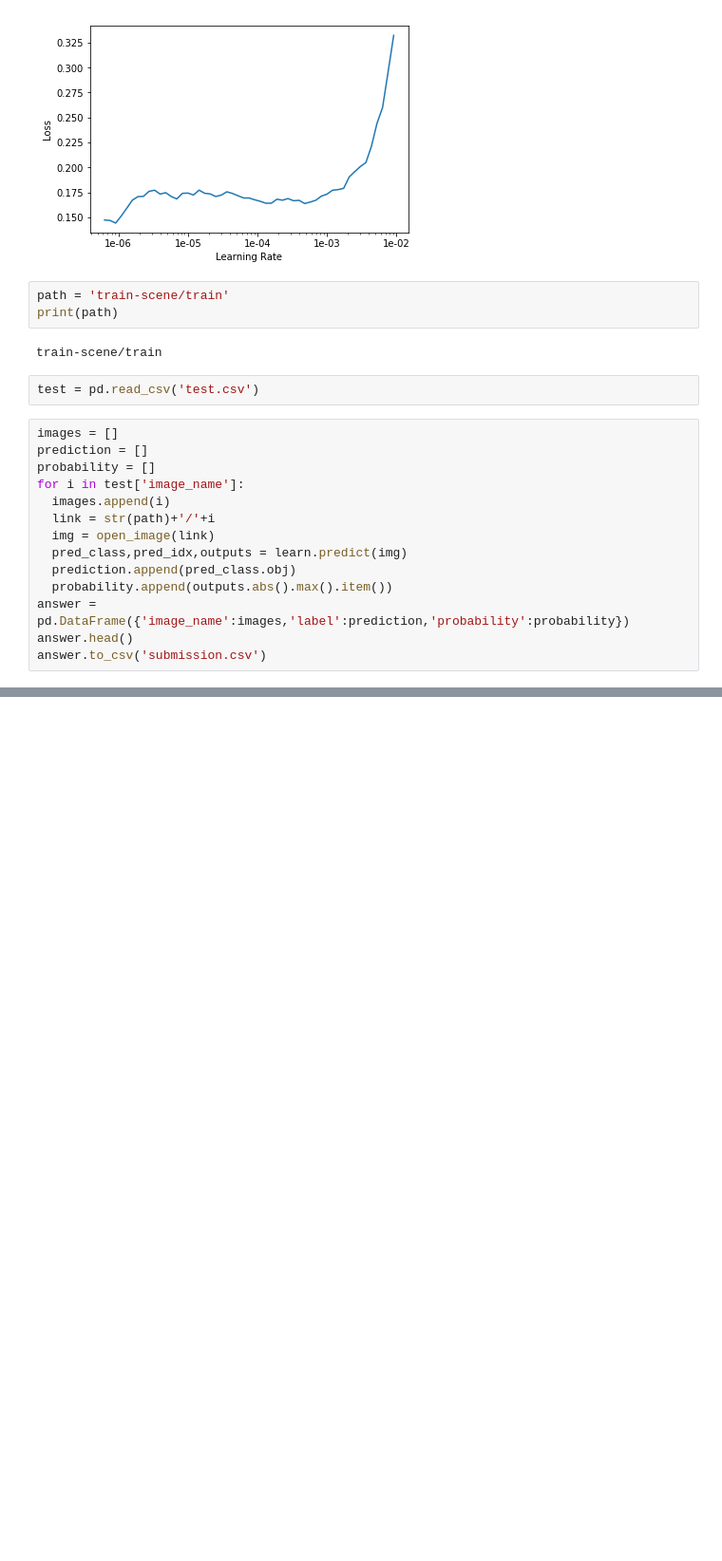
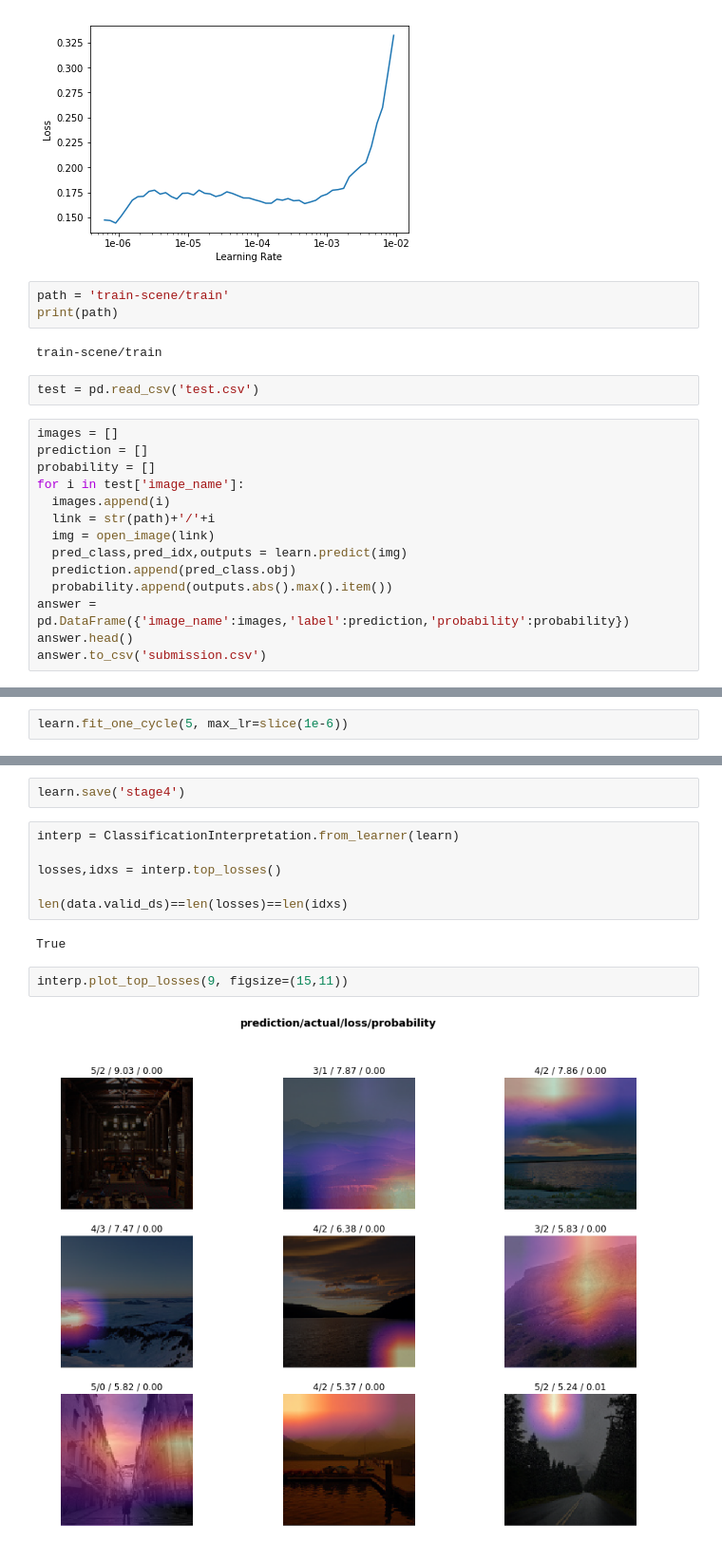
Before and after one commit to RohitMidha23/Scene_Classification, a Jupyter notebook: Approach3.ipynb, the cells around one changed output, grey strips where cells are left out. Shown at 95% size. Drawn from its saved outputs; the diff is of its cells as text; blank space fills up the shorter version.

```diff
--- a/Approach3.ipynb
+++ b/Approach3.ipynb
@@ -203,0 +226,2 @@ answer.to_csv('submission.csv')
+# %%
+learn.fit_one_cycle(5, max_lr=slice(1e-6))
@@ -203,0 +236,14 @@ answer.to_csv('submission.csv')
+# %%
+learn.save('stage4')
+# %%
+interp = ClassificationInterpretation.from_learner(learn)
+
+losses,idxs = interp.top_losses()
+
+len(data.valid_ds)==len(losses)==len(idxs)
+# %% [output]
+True
+# %%
+interp.plot_top_losses(9, figsize=(15,11))
+# %% [output]
+[figure, added]
```
Also changed, not shown: parts of 42 cells of this notebook, 1 other file.
